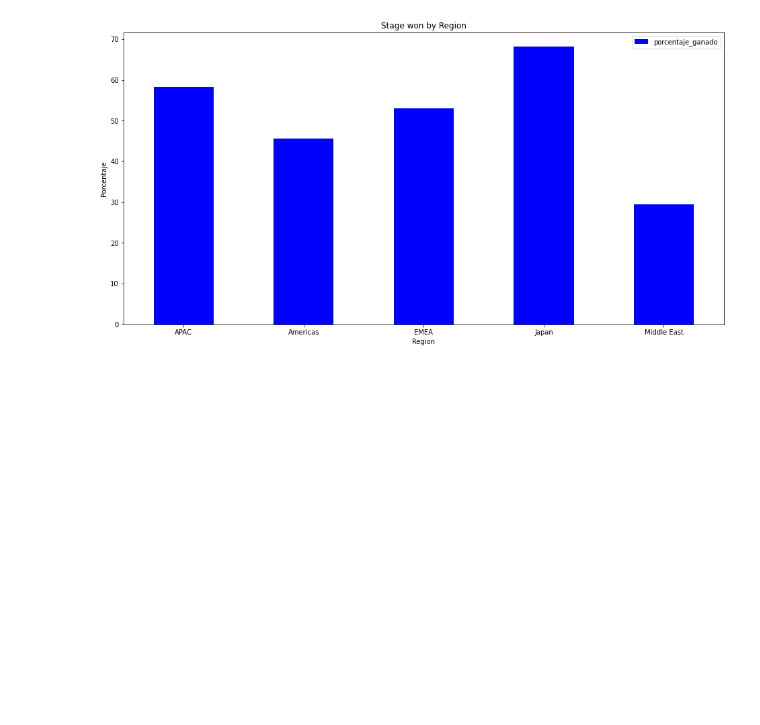
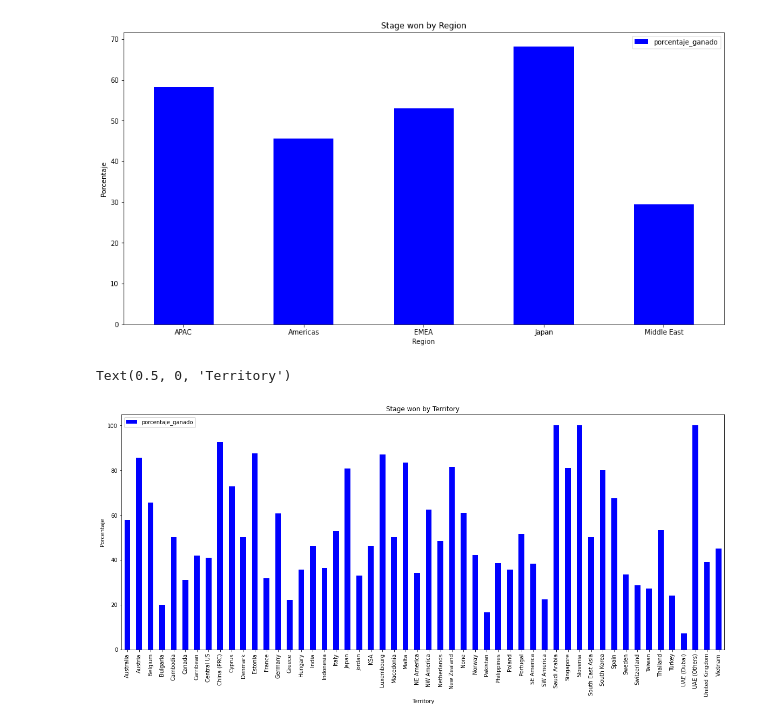
Before and after one commit to BautistaXifro/Datos, a Jupyter notebook: Analisis/Tp1.ipynb, the cells around one changed output. Cells and saved outputs as stored; diff of their text form; code cells hidden in the pictures; blank space fills up the shorter version.

Commit message:
agrego un grafico mas WIP

```diff
--- a/Analisis/Tp1.ipynb
+++ b/Analisis/Tp1.ipynb
@@ -210,3 +318,6 @@ APAC           1896
 Americas       1793
 Middle East      50
 Name: Region, dtype: int64
+# %%
+Territory_Won= Territorios[Territorios['Stage'] == 'Closed Won']
+Territory_Won['Territory'].value_counts()
@@ -222,3 +351,6 @@ Stage_Region_Won_grouped
 | 4 | Middle East | 50 |
 # %% [markdown]
 Las regiones donde se ganaron las stages
+# %%
+Territory_Won_grouped = Territory_Won.groupby('Territory').agg({'Stage' :'count'}).reset_index()
+Territory_Won_grouped.head()
@@ -251,0 +381,5 @@ grafico
+# %%
+merge_territory = Casos_Territory.merge(Territory_Won_grouped, on = 'Territory')
+merge_territory = merge_territory.rename(columns = {'Stage_x': 'Total_Stages', 'Stage_y': 'Stages_Won'})
+merge_territory['porcentaje_ganado'] = regla_de_tres(merge_territory['Total_Stages'],merge_territory['Stages_Won'])
+merge_territory.sort_values('Total_Stages',ascending = False).head()
@@ -251,0 +405,4 @@ grafico
+# %%
+grafico_territory = merge_territory[['Territory', 'porcentaje_ganado']]
+grafico_territory = grafico_territory.set_index('Territory')
+grafico_territory.head()
@@ -258,3 +423,11 @@ ax.set_xlabel('Region')
 # %% [output]
 Text(0.5, 0, 'Region')
 [figure]
+# %%
+grafico_territory.plot(kind ='bar',figsize=(20,8),title='Stage won by Territory', color ='blue');
+ax=plt.gca()
+ax.set_ylabel('Porcentaje')
+ax.set_xlabel('Territory')
+# %% [output]
+Text(0.5, 0, 'Territory')
+[figure, added]
```
Also changed, not shown: parts of 27 cells of this notebook.
